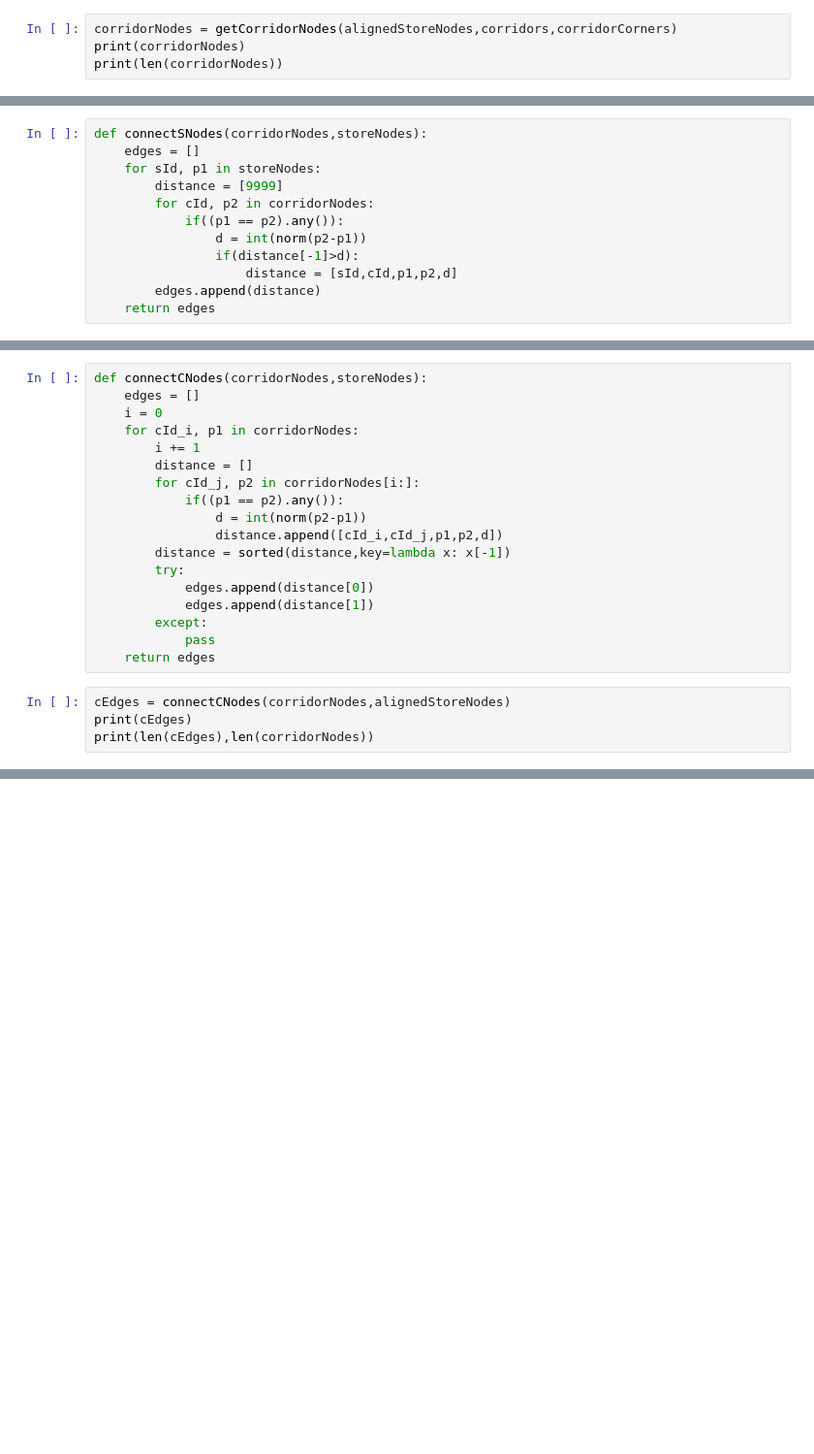
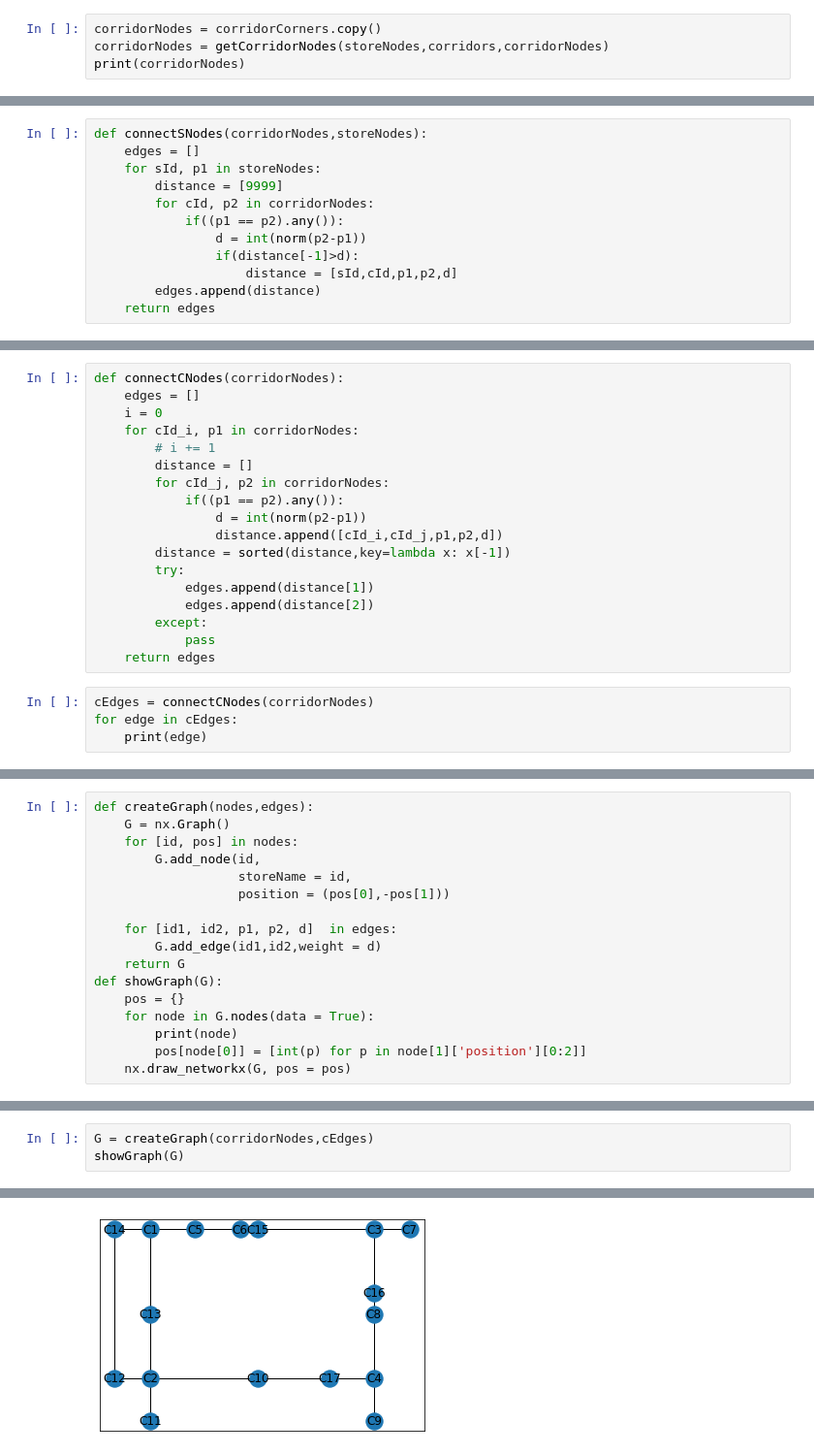
Before and after one commit to lingeshkpit/NCR_Hack, a Jupyter notebook: alginNodes.ipynb, the cells around one changed output, grey strips where cells are left out. Shown: that part at 97% size. Cells and saved outputs as stored; diff of their text form; blank space fills up the shorter version.

Commit message:
got the intended graph

```diff
--- a/alginNodes.ipynb
+++ b/alginNodes.ipynb
@@ -150,7 +131,7 @@ def getCorridorNodes(storeNodes,Corridors,CorridorNodes):
             CorridorNodes.append([cId,newNode])
     return CorridorNodes
 # %%
-corridorNodes = getCorridorNodes(alignedStoreNodes,corridors,corridorCorners)
+corridorNodes = corridorCorners.copy()
+corridorNodes = getCorridorNodes(storeNodes,corridors,corridorNodes)
 print(corridorNodes)
-print(len(corridorNodes))
 # %% [output]
@@ -178,23 +172,23 @@ print(len(sEdges),len(alignedStoreNodes))
 # %%
-def connectCNodes(corridorNodes,storeNodes):
+def connectCNodes(corridorNodes):
     edges = []
     i = 0
     for cId_i, p1 in corridorNodes:
-        i += 1
+        # i += 1
         distance = []
-        for cId_j, p2 in corridorNodes[i:]:
+        for cId_j, p2 in corridorNodes:
             if((p1 == p2).any()):
                 d = int(norm(p2-p1))
                 distance.append([cId_i,cId_j,p1,p2,d])
         distance = sorted(distance,key=lambda x: x[-1])
         try:
-            edges.append(distance[0])
             edges.append(distance[1])
+            edges.append(distance[2])
         except:
             pass
     return edges
 # %%
-cEdges = connectCNodes(corridorNodes,alignedStoreNodes)
-print(cEdges)
-print(len(cEdges),len(corridorNodes))
+cEdges = connectCNodes(corridorNodes)
+for edge in cEdges:
+    print(edge)
 # %% [output]
@@ -202,0 +227,17 @@ print(len(cEdges),len(corridorNodes))
+# %%
+def createGraph(nodes,edges):
+    G = nx.Graph()
+    for [id, pos] in nodes:
+        G.add_node(id,
+                   storeName = id,
+                   position = (pos[0],-pos[1]))
+
+    for [id1, id2, p1, p2, d]  in edges:
+        G.add_edge(id1,id2,weight = d)
+    return G
+def showGraph(G):
+    pos = {}
+    for node in G.nodes(data = True):
+        print(node)
+        pos[node[0]] = [int(p) for p in node[1]['position'][0:2]]
+    nx.draw_networkx(G, pos = pos)
@@ -202,0 +247,4 @@ print(len(cEdges),len(corridorNodes))
+# %%
+G = createGraph(corridorNodes,cEdges)
+showGraph(G)
+# %% [output]
@@ -202,0 +268 @@ print(len(cEdges),len(corridorNodes))
+[figure, added]
```
Also changed, not shown: parts of 12 cells of this notebook.
